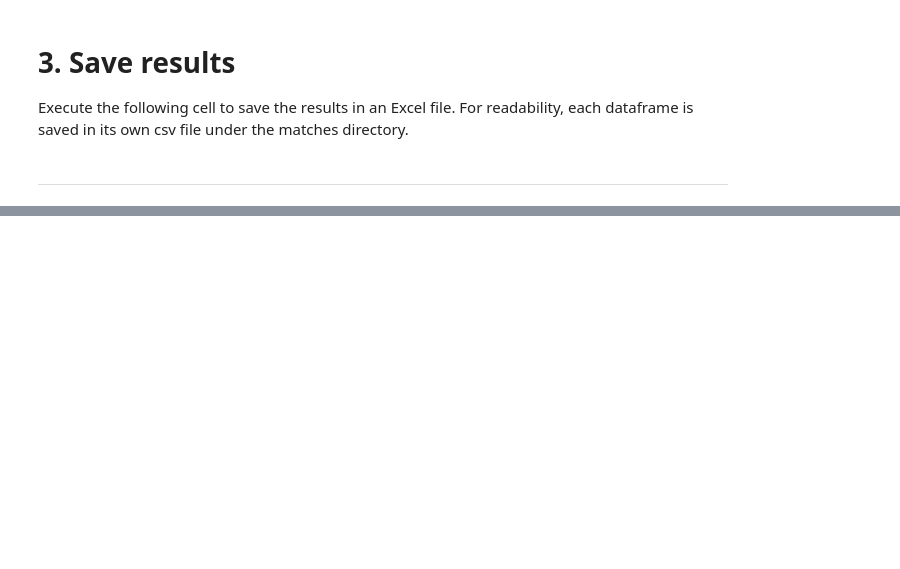
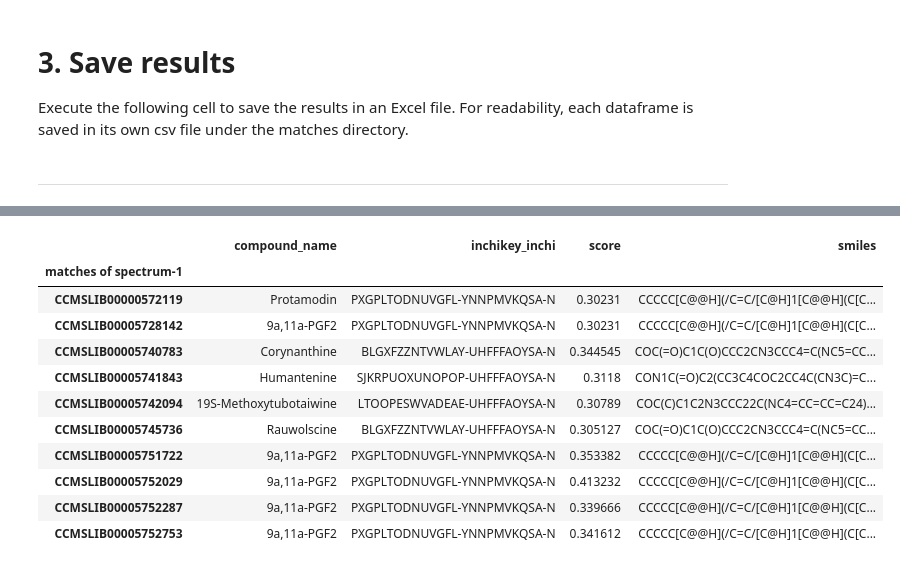
Before and after one commit to omigami/omigami, a Jupyter notebook: notebooks/spec2vec/tutorial.ipynb, the cells around one changed output, grey strips where cells are left out. Saved outputs shown, nothing was run; the diff lists cells and outputs as text; code cells hidden in the pictures; blank space fills up the shorter version.

```diff
--- a/notebooks/spec2vec/tutorial.ipynb
+++ b/notebooks/spec2vec/tutorial.ipynb
@@ -101,0 +184,15 @@ ____
+# %%
+spectra_matches[1]
+# %% [output]
+|  | compound_name | inchikey_inchi | score | smiles |
+| matches of spectrum-1 |  |  |  |  |
+| CCMSLIB00000572119 | Protamodin | PXGPLTODNUVGFL-YNNPMVKQSA-N | 0.30231 | CCCCC[C@@H](/C=C/[C@H]1[C@@H](C[C... |
+| CCMSLIB00005728142 | 9a,11a-PGF2 | PXGPLTODNUVGFL-YNNPMVKQSA-N | 0.30231 | CCCCC[C@@H](/C=C/[C@H]1[C@@H](C[C... |
+| CCMSLIB00005740783 | Corynanthine | BLGXFZZNTVWLAY-UHFFFAOYSA-N | 0.344545 | COC(=O)C1C(O)CCC2CN3CCC4=C(NC5=CC... |
+| CCMSLIB00005741843 | Humantenine | SJKRPUOXUNOPOP-UHFFFAOYSA-N | 0.3118 | CON1C(=O)C2(CC3C4COC2CC4C(CN3C)=C... |
+| CCMSLIB00005742094 | 19S-Methoxytubotaiwine | LTOOPESWVADEAE-UHFFFAOYSA-N | 0.30789 | COC(C)C1C2N3CCC22C(NC4=CC=CC=C24)... |
+| CCMSLIB00005745736 | Rauwolscine | BLGXFZZNTVWLAY-UHFFFAOYSA-N | 0.305127 | COC(=O)C1C(O)CCC2CN3CCC4=C(NC5=CC... |
+| CCMSLIB00005751722 | 9a,11a-PGF2 | PXGPLTODNUVGFL-YNNPMVKQSA-N | 0.353382 | CCCCC[C@@H](/C=C/[C@H]1[C@@H](C[C... |
+| CCMSLIB00005752029 | 9a,11a-PGF2 | PXGPLTODNUVGFL-YNNPMVKQSA-N | 0.413232 | CCCCC[C@@H](/C=C/[C@H]1[C@@H](C[C... |
+| CCMSLIB00005752287 | 9a,11a-PGF2 | PXGPLTODNUVGFL-YNNPMVKQSA-N | 0.339666 | CCCCC[C@@H](/C=C/[C@H]1[C@@H](C[C... |
+| CCMSLIB00005752753 | 9a,11a-PGF2 | PXGPLTODNUVGFL-YNNPMVKQSA-N | 0.341612 | CCCCC[C@@H](/C=C/[C@H]1[C@@H](C[C... |
```
Also changed, not shown: parts of 5 cells of this notebook, 7 other files.
